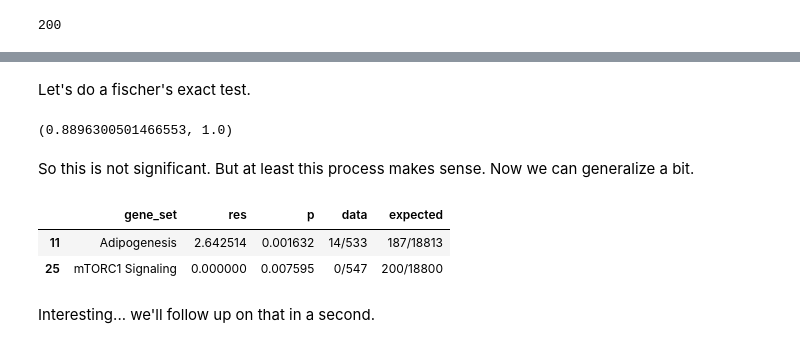
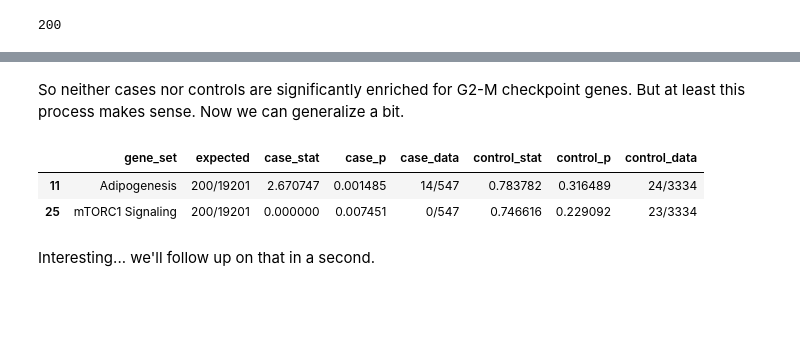
Before and after one commit to vanallenlab/ped_germline_SV, a Jupyter notebook: jett_analysis/pgsvs-cwas-gene-set-enrichment.ipynb, the cells around one changed output, grey strips where cells are left out. Drawn from its saved outputs; the diff is of its cells as text; code cells hidden in the pictures; blank space fills up the shorter version.

```diff
--- a/jett_analysis/pgsvs-cwas-gene-set-enrichment.ipynb
+++ b/jett_analysis/pgsvs-cwas-gene-set-enrichment.ipynb
@@ -245,6 +246,7 @@ So now we can generate our counts. We can ignore `NaNs`. Note that these are all
 # %%
-sv_counts = nbl_sv_dosages.fillna(0).sum(axis=1).sort_values()
-sv_counts.head()
+sv_counts_cases = nbl_sv_dosages[nbl_kept_cases].fillna(0).sum(axis=1).sort_values()
+sv_counts_controls = nbl_sv_dosages[nbl_kept_controls].fillna(0).sum(axis=1).sort_values()
+sv_counts_cases.head()
 # %% [output]
 ID
 PedSV.2.5.2_DEL_chr1_80       0.0
@@ -328,39 +352,41 @@ genes_not_in_category_and_not_gs = 19000 - genes_not_in_category_and_in_gs
 # %% [markdown]
-Let's do a fischer's exact test.
+So neither cases nor controls are significantly enriched for G2-M checkpoint genes. But at least this process makes sense. Now we can generalize a bit.
-# %%
-cont_table = np.array([[genes_in_category_and_gs, genes_in_category_and_not_gs],
-                       [genes_not_in_category_and_in_gs, genes_not_in_category_and_not_gs]])
-scipy.stats.fisher_exact(cont_table)
-# %% [output]
-(0.8896300501466553, 1.0)
-# %% [markdown]
-So this is not significant. But at least this process makes sense. Now we can generalize a bit.
 # %%
 hallmark_results = []
 for gs, genes in hallmark.items():
 
-    genes_in_category_and_gs = gene_counts[gene_counts['gene'].isin(genes)]['count'].sum()
-    genes_in_category_and_not_gs = gene_counts[~gene_counts['gene'].isin(genes)]['count'].sum()
+    # store the expected frequency
+    expected = f'{len(genes)}/{len(gene_ref)}'
+    row = [gs, expected]
 
-    genes_not_in_category_and_in_gs = len(set(genes) - set(gene_counts['gene']))
-    genes_not_in_category_and_not_gs = 19000 - genes_not_in_category_and_in_gs
+    for cohort in ['cases', 'controls']:
 
-    cont_table = np.array([[genes_in_category_and_gs, genes_in_category_and_not_gs],
-                       [genes_not_in_category_and_in_gs, genes_not_in_category_and_not_gs]])
-    res, p = scipy.stats.fisher_exact(cont_table)
+        cohort_gene_counts = gene_counts[cohort]
 
-    data = f'{genes_in_category_and_gs}/{genes_in_category_and_not_gs}'
-    expected = f'{genes_not_in_category_and_in_gs}/{genes_not_in_category_and_not_gs}'
+        upper_left = cohort_gene_counts[cohort_gene_counts['gene'].isin(genes)]['count'].sum()
+        upper_right = cohort_gene_counts[~cohort_gene_counts['gene'].isin(genes)]['count'].sum()
 
-    hallmark_results.append([gs, res, p, data, expected])
+        bottom_left = len(set(genes) - set(cohort_gene_counts['gene']))
+        botttom_right = len(gene_ref) - bottom_left
 
-hallmark_results = pd.DataFrame(hallmark_results, columns = ['gene_set', 'res', 'p', 'data', 'expected'])
+        cont_table = np.array([[upper_left, upper_right],
+                               [bottom_left, botttom_right]])
+        res, p = scipy.stats.fisher_exact(cont_table)
+
+        # provide the expected and the data frequencies
+        data = f'{upper_left}/{upper_left + upper_right}'
+        row += [res, p, data]
+
+    hallmark_results.append(row)
+
+col_names = ['gene_set', 'expected', 'case_stat', 'case_p', 'case_data', 'control_stat', 'control_p', 'control_data']
+hallmark_results = pd.DataFrame(hallmark_results, columns = col_names)
-# %%
-hallmark_results.query('p < 0.05')
-# %% [output]
-|  | gene_set | res | p | data | expected |
-| 11 | Adipogenesis | 2.642514 | 0.001632 | 14/533 | 187/18813 |
-| 25 | mTORC1 Signaling | 0.000000 | 0.007595 | 0/547 | 200/18800 |
+# %%
+hallmark_results.query('case_p < 0.05')
+# %% [output]
+|  | gene_set | expected | case_stat | case_p | case_data | control_stat | control_p | control_data |
+| 11 | Adipogenesis | 200/19201 | 2.670747 | 0.001485 | 14/547 | 0.783782 | 0.316489 | 24/3334 |
+| 25 | mTORC1 Signaling | 200/19201 | 0.000000 | 0.007451 | 0/547 | 0.746616 | 0.229092 | 23/3334 |
 # %% [markdown]
 Interesting... we'll follow up on that in a second.
 # %% [markdown]
```
Also changed, not shown: parts of 58 cells of this notebook, 4 other files.
